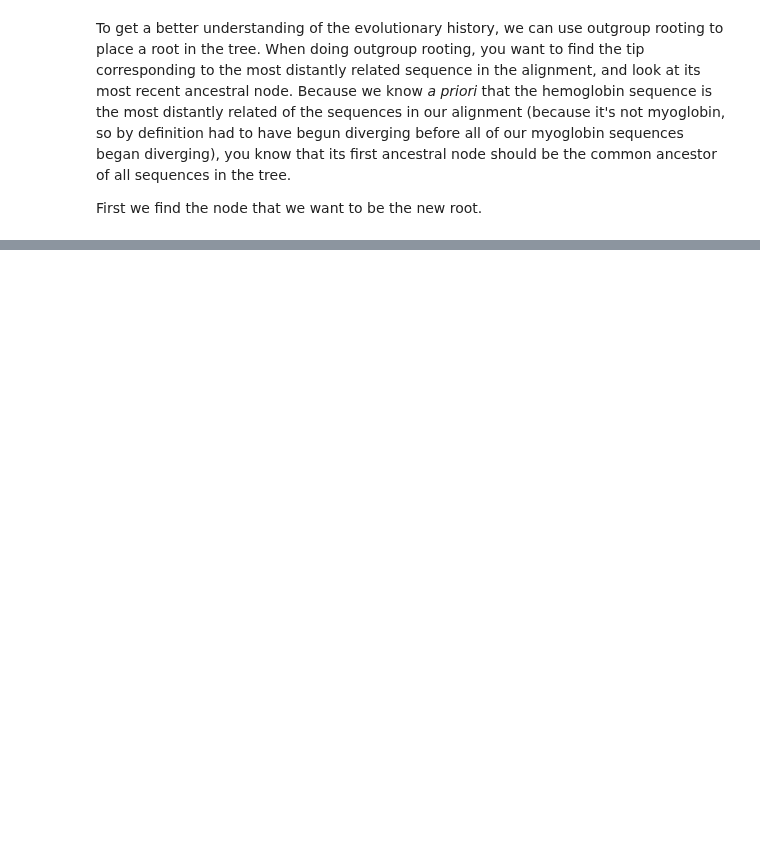
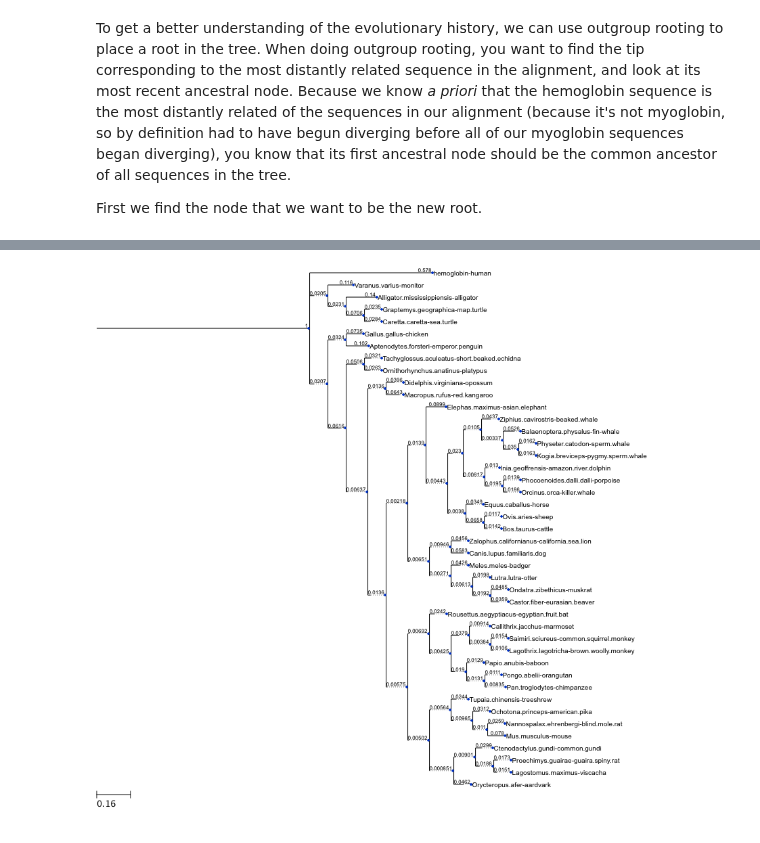
Before and after one commit to scikit-bio/scikit-bio-cookbook, a Jupyter notebook: Alignments and phylogenetic reconstruction.ipynb, the cells around one changed output, grey strips where cells are left out. Drawn from its saved outputs; the diff is of its cells as text; code cells hidden in the pictures; blank space fills up the shorter version.

```diff
--- a/Alignments and phylogenetic reconstruction.ipynb
+++ b/Alignments and phylogenetic reconstruction.ipynb
@@ -208 +184,3 @@ tree.root_at(new_root).write('globin-aln.outgroup-rooted.ph')
+# %%
+rooted_tree = tree.root_at(new_root)
 # %% [markdown]
@@ -211,0 +188,6 @@ Again, external to scikit-bio, we're visualizing this file with Archeopteryx. Yo
+# %%
+ts = ete3.TreeStyle()
+ts.show_branch_length = True
+ete3.TreeNode.from_skbio(rooted_tree).render("%%inline", tree_style=ts)
+# %% [output]
+[figure, added]
```
Also changed, not shown: parts of 40 cells of this notebook, 16 other files.
